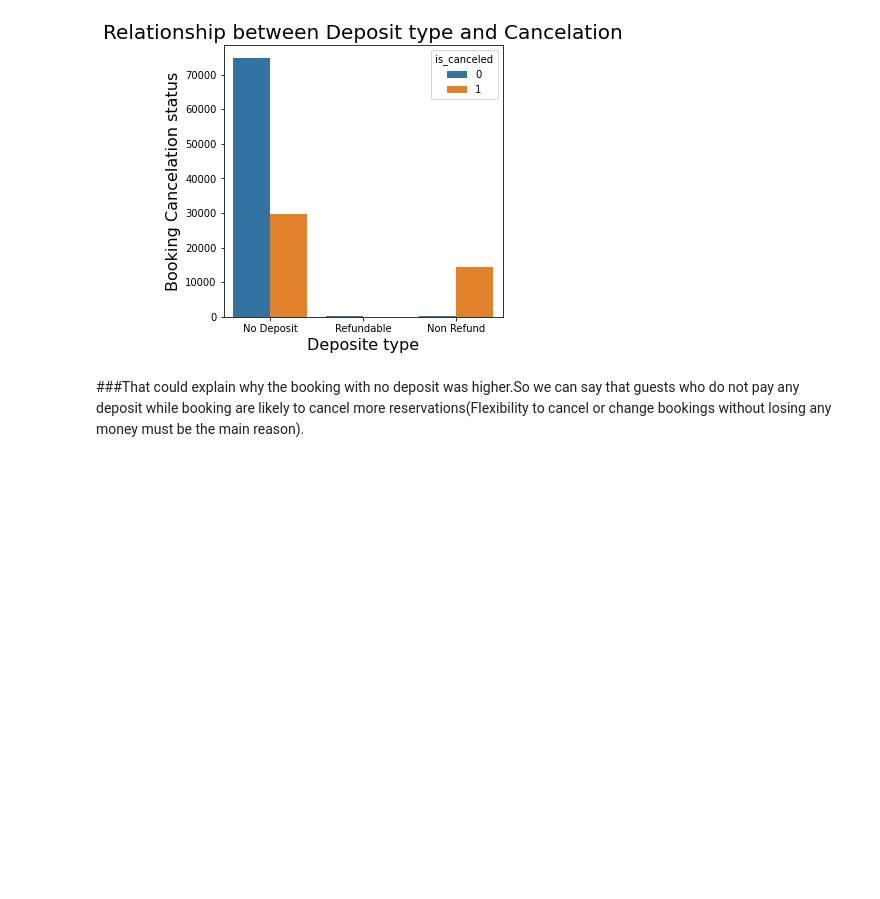
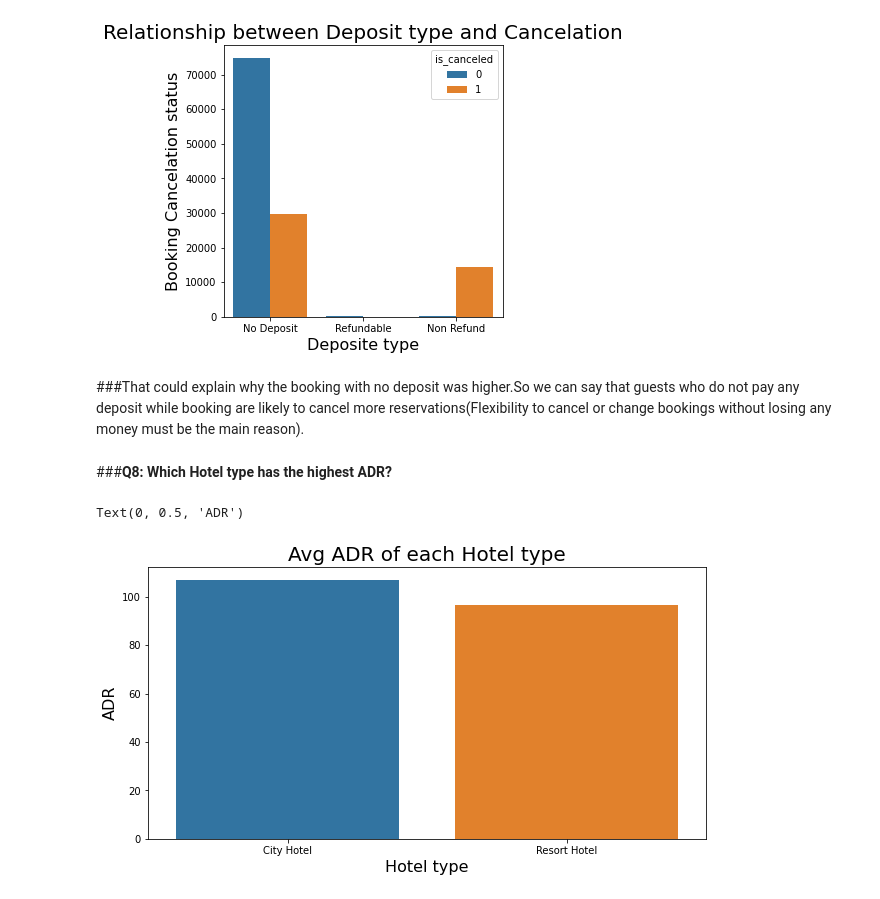
Before and after one commit to YashwantRaul/EDA-of-Hotel-booking, a Jupyter notebook: Hotel_Booking_Analysis_Capstone_Project.ipynb, the cells around one changed output. Saved outputs shown, nothing was run; the diff lists cells and outputs as text; code cells hidden in the pictures; blank space fills up the shorter version.

```diff
--- a/Hotel_Booking_Analysis_Capstone_Project.ipynb
+++ b/Hotel_Booking_Analysis_Capstone_Project.ipynb
@@ -253,7 +253,7 @@ Text(0.5, 1.0, 'Types of Deposit')
 ###**Q7: What is relationship between deposited type & cancelation?**
 # %%
 # Relationship between Deposit type and Cancelation
-plt.rcParams['figure.figsize']= (5,5)
+plt.rcParams['figure.figsize']= (10,5)
 sns.countplot(data = df_new, x = 'deposit_type', hue='is_canceled')
 plt.title('Relationship between Deposit type and Cancelation', fontsize=20)
 plt.xlabel('Deposite type', fontsize=16)
@@ -263,3 +263,16 @@ Text(0, 0.5, 'Booking Cancelation status')
 [figure]
 # %% [markdown]
 ###That could explain why the booking with no deposit was higher.So we can say that guests who do not pay any deposit while booking are likely to cancel more reservations(Flexibility to cancel or change bookings without losing any money must be the main reason).
+# %% [markdown]
+###**Q8: Which Hotel type has  the highest ADR?**
+# %%
+# Relation between Hotel type and Adr
+highest_adr=df_new.groupby(['hotel'])['adr'].mean().reset_index()
+plt.rcParams['figure.figsize']= (10,5)
+sns.barplot(x=highest_adr['hotel'],y=highest_adr['adr'])
+plt.title("Avg ADR of each Hotel type", fontsize=20)
+plt.xlabel('Hotel type', fontsize=16)
+plt.ylabel('ADR', fontsize=16)
+# %% [output]
+Text(0, 0.5, 'ADR')
+[figure, added]
```
Also changed, not shown: parts of 26 cells of this notebook.
